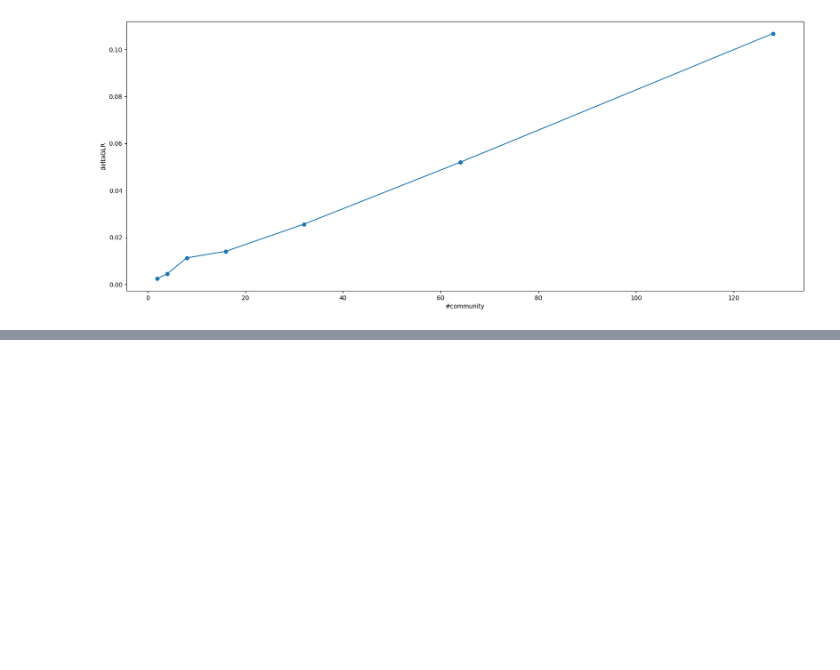
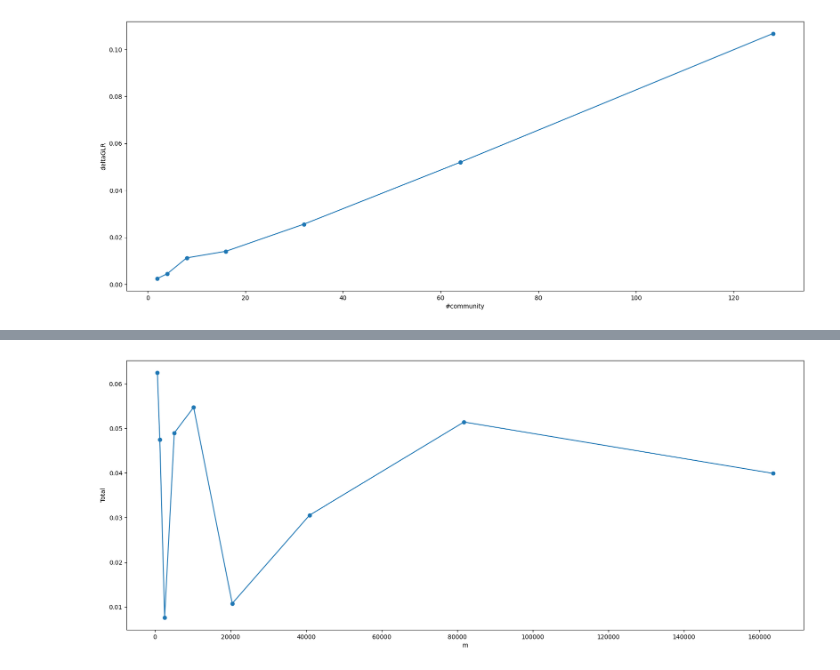
Before and after one commit to RobyBobby24/AlgorithmEngineering, a Jupyter notebook: analysis/double_experiment.ipynb, the cells around one changed output, grey strips where cells are left out. Saved outputs shown, nothing was run; the diff lists cells and outputs as text; code cells hidden in the pictures; blank space fills up the shorter version.

```diff
--- a/analysis/double_experiment.ipynb
+++ b/analysis/double_experiment.ipynb
@@ -776,0 +781,3 @@ plot_column(dexpcommunityundirected, ["deltaGLR"])
+# %%
+dexpedgeundirected = all_data[ all_data["Flag"] == "2expedgeundirected"]
+dexpedgeundirected = dexpedgeundirected[dexpedgeundirected["Code"] == programming_language]
@@ -776,0 +786,3 @@ plot_column(dexpcommunityundirected, ["deltaGLR"])
+# %%
+dexpedgeundirected.set_index("m", inplace=True)
+dexpedgeundirected.sort_index(inplace=True)
@@ -776,0 +805,4 @@ plot_column(dexpcommunityundirected, ["deltaGLR"])
+# %%
+plot_column(dexpedgeundirected, ["Total"])
+# %% [output]
+[figure, added]
```
Also changed, not shown: parts of 15 cells of this notebook.
